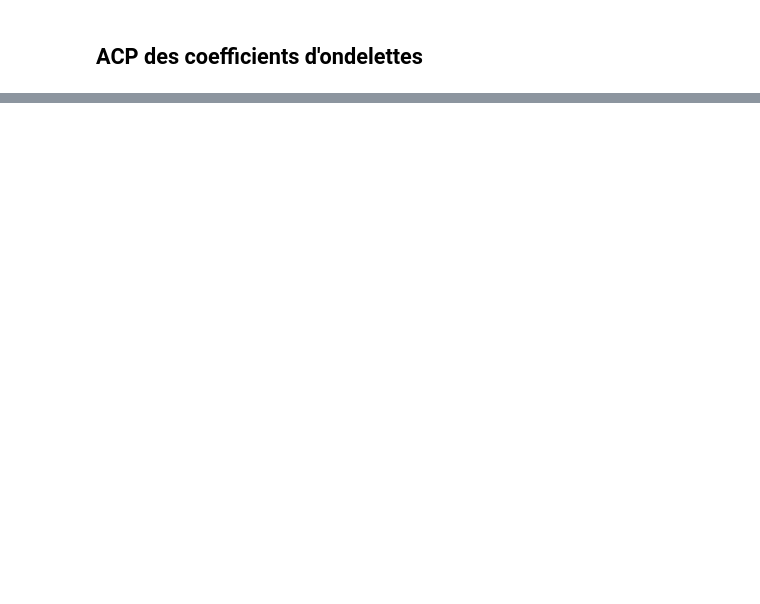
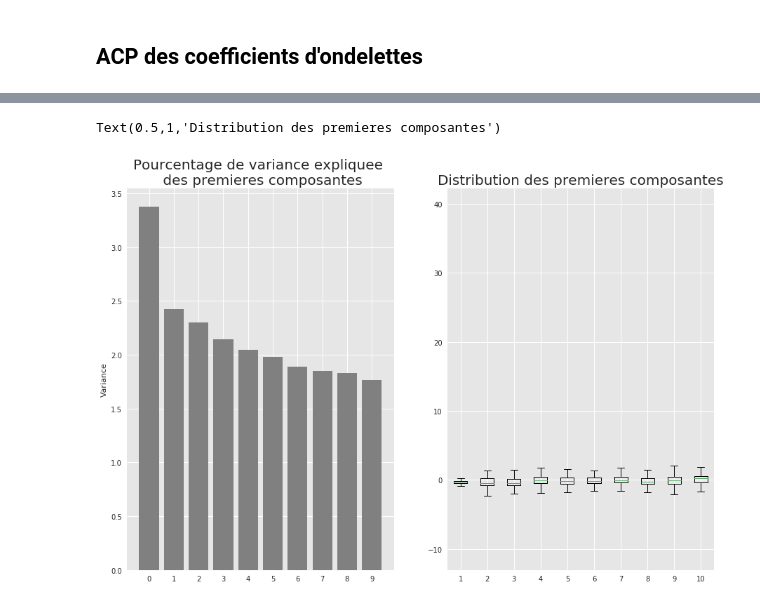
Before and after one commit to PaulCharnay/Projet_Anomalies, a Jupyter notebook: Ondelettes.ipynb, the cells around one changed output, grey strips where cells are left out. Cells and saved outputs as stored; diff of their text form; code cells hidden in the pictures; blank space fills up the shorter version.

```diff
--- a/Ondelettes.ipynb
+++ b/Ondelettes.ipynb
@@ -110,0 +159,20 @@ Text(0.5,1,'Projection des features sur les \n  deux premieres composantes')
+# %%
+#Coefficient de niveau 7 :
+Coeff7=seuil[:,128:]
+# %%
+acp = sd.PCA()
+X_acp_ond7 = acp.fit_transform(sp.scale(Coeff7))
+# %%
+fig = plt.figure(figsize=(15,10))
+ax = fig.add_subplot(1,2,1)
+ax.bar(range(10), acp.explained_variance_ratio_[:10]*100, align='center', color='grey', ecolor='black')
+ax.set_xticks(range(10))
+ax.set_ylabel("Variance")
+ax.set_title("Pourcentage de variance expliquee \n des premieres composantes", fontsize=20)
+
+ax = fig.add_subplot(1,2,2)
+box=ax.boxplot(X_acp_ond7[:,0:10])
+ax.set_title("Distribution des premieres composantes", fontsize=20)
+# %% [output]
+Text(0.5,1,'Distribution des premieres composantes')
+[figure, added]
```
Also changed, not shown: parts of 40 cells of this notebook.
